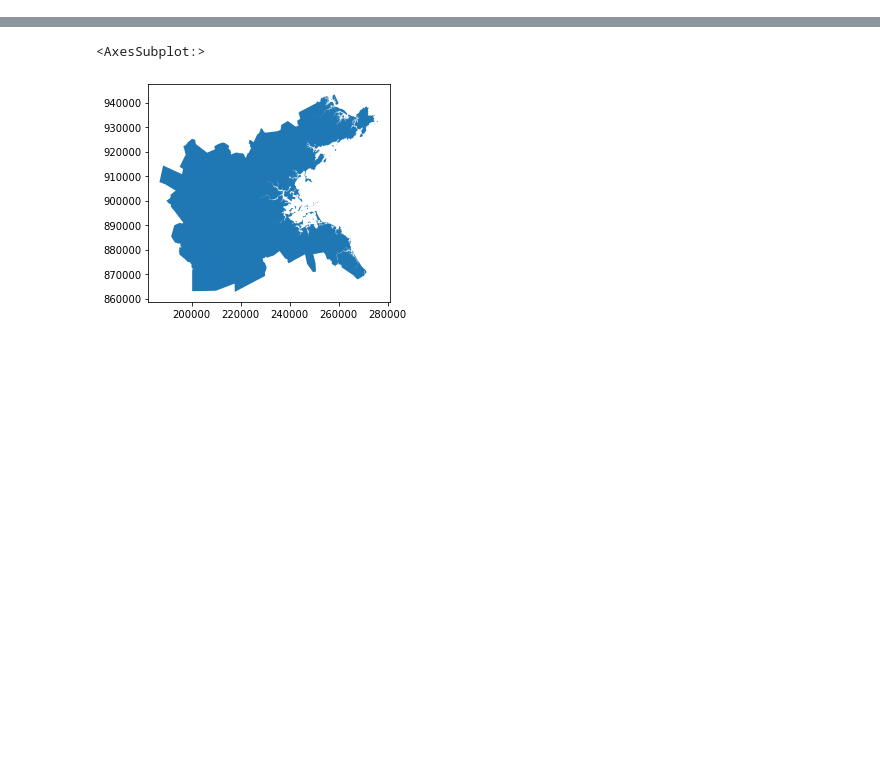
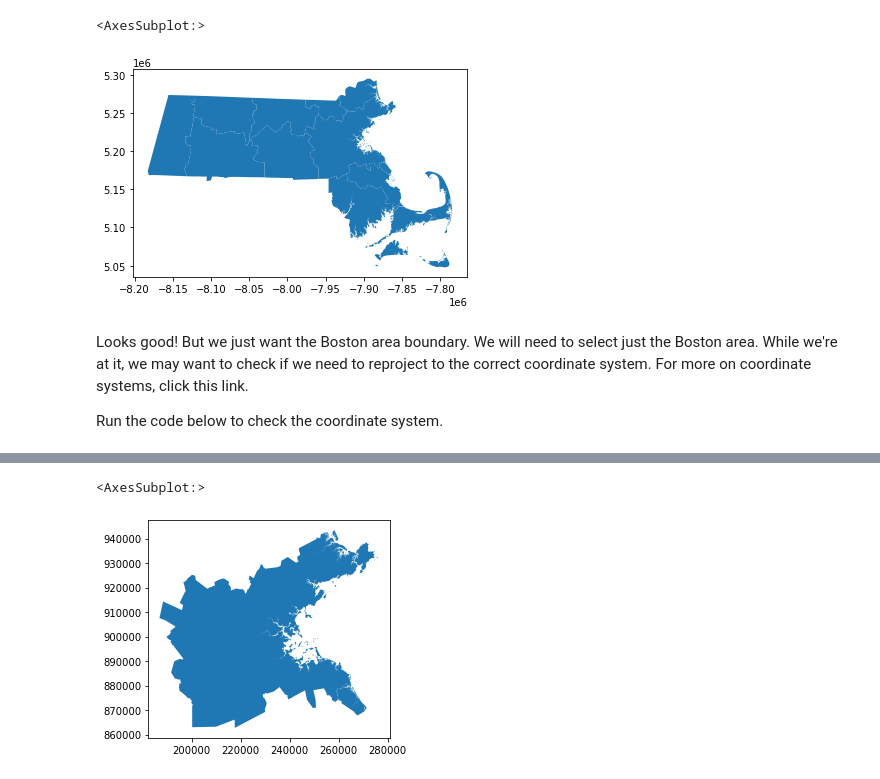
Before and after one commit to gingerleib/outdoor-recreation, a Jupyter notebook: Outdoor_Rec_Analysis.ipynb, the cells around one changed output, grey strips where cells are left out. Drawn from its saved outputs; the diff is of its cells as text; code cells hidden in the pictures; blank space fills up the shorter version.

```diff
--- a/Outdoor_Rec_Analysis.ipynb
+++ b/Outdoor_Rec_Analysis.ipynb
@@ -47,0 +52,9 @@ mpo_boundaries
+# %%
+mpo_boundaries.plot()
+# %% [output]
+<AxesSubplot:>
+[figure, added]
+# %% [markdown]
+Looks good! But we just want the Boston area boundary. We will need to select just the Boston area. While we're at it, we may want to check if we need to reproject to the correct coordinate system. For more on coordinate systems, click this link.
+
+Run the code below to check the coordinate system.
```
Also changed, not shown: parts of 109 cells of this notebook.
